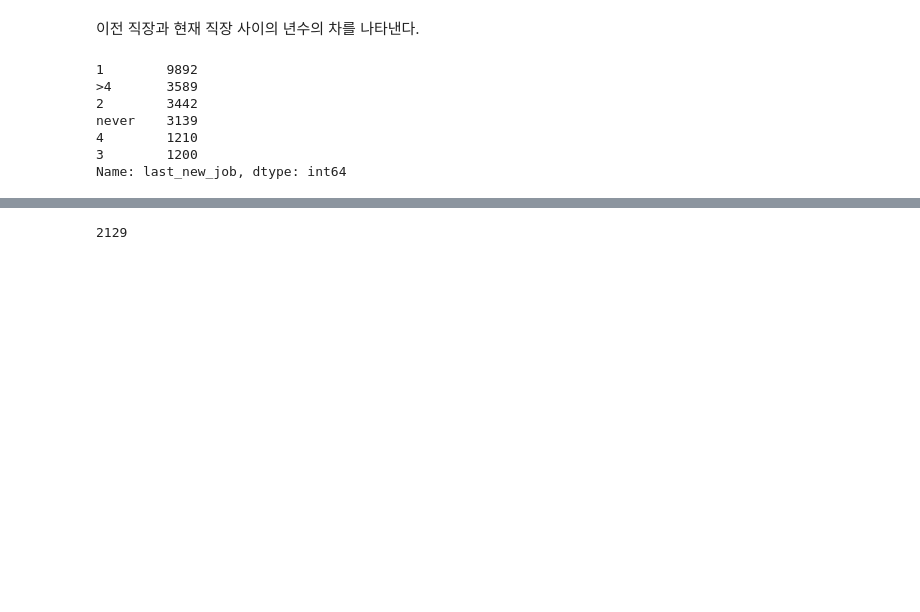
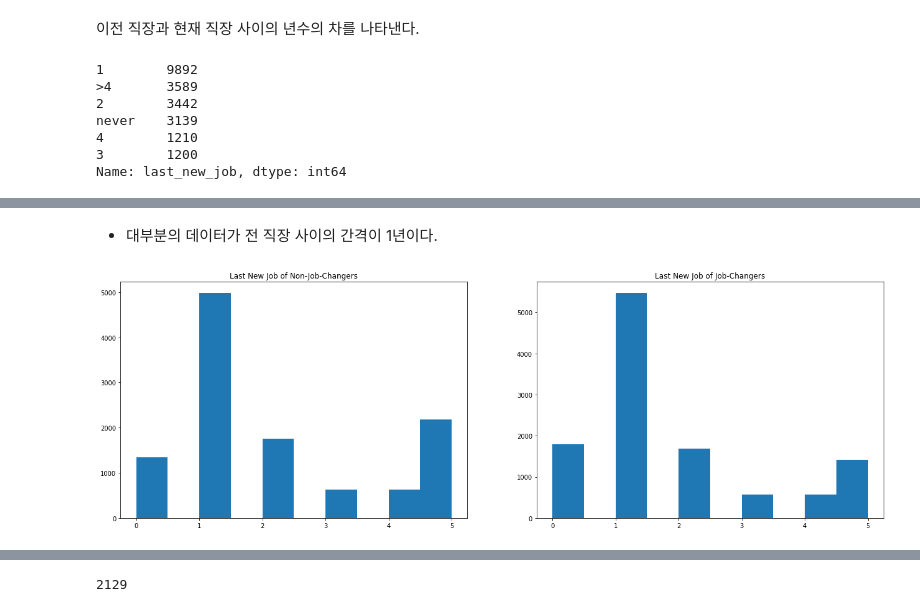
Before and after one commit to hiswordsini/AI_Bootcamp_Project, a Jupyter notebook: Section2.ipynb, the cells around one changed output, grey strips where cells are left out. Saved outputs shown, nothing was run; the diff lists cells and outputs as text; code cells hidden in the pictures; blank space fills up the shorter version.

```diff
--- a/Section2.ipynb
+++ b/Section2.ipynb
@@ -991,0 +1017,16 @@ Name: last_new_job, dtype: int64
+# %% [markdown]
+
+
+*   대부분의 데이터가 전 직장 사이의 간격이 1년이다.
+# %%
+plt.figure(figsize=(22,7))
+
+plt.subplot(121)
+plt.title("Last New Job of Non-Job-Changers")
+plt.hist(data=train_upsampled[train_upsampled['target'] == 0], x='last_new_job')
+
+plt.subplot(122)
+plt.title("Last New Job of Job-Changers")
+plt.hist(data=train_upsampled[train_upsampled['target'] == 1], x='last_new_job');
+# %% [output]
+[figure, added]
```
Also changed, not shown: parts of 27 cells of this notebook.
